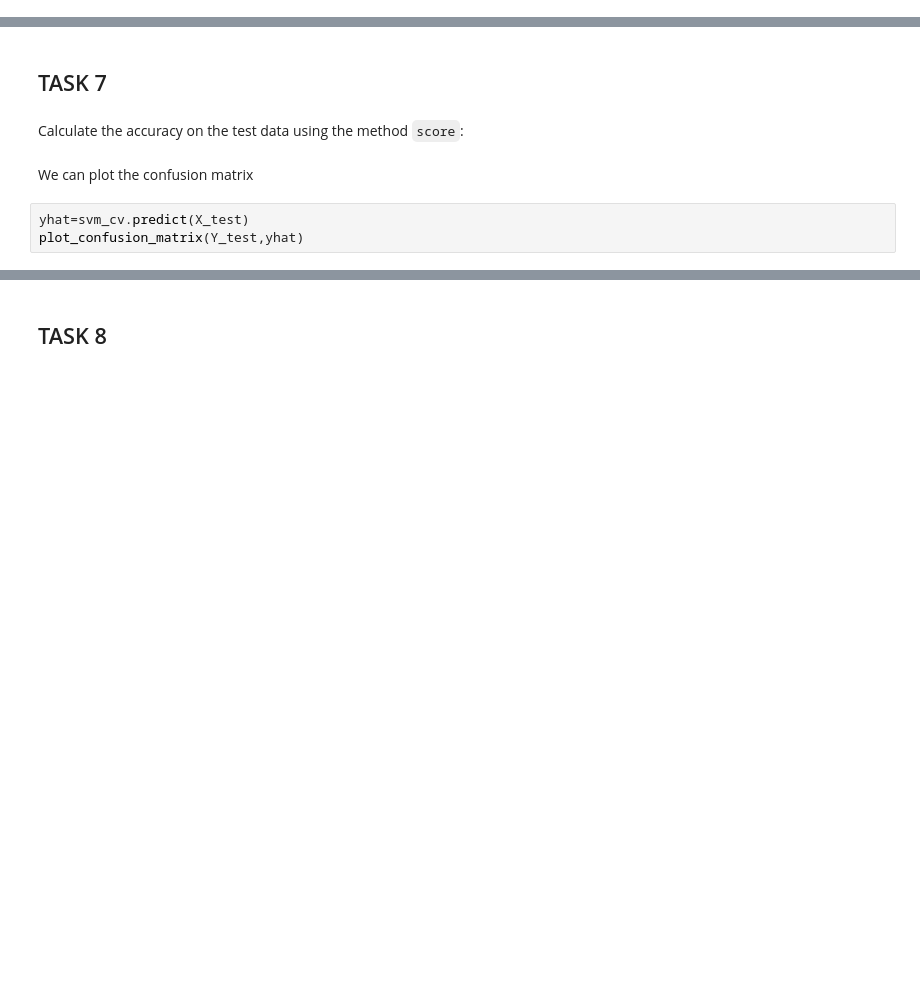
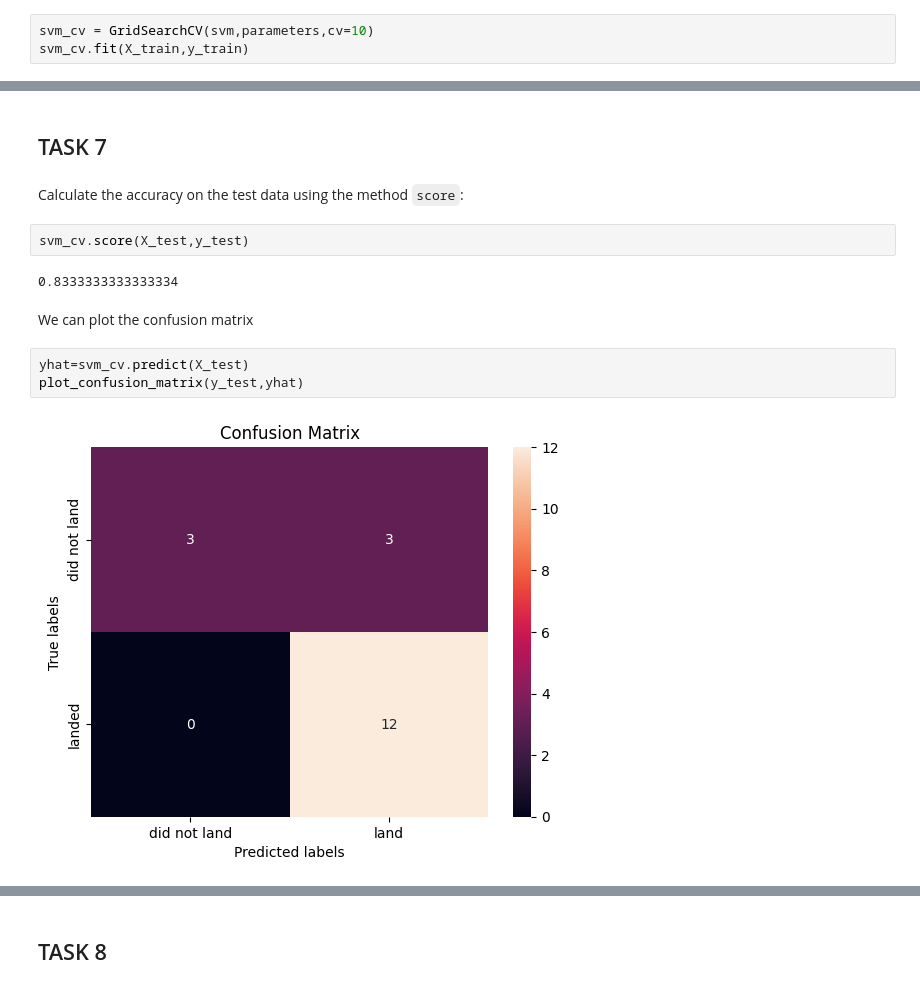
Before and after one commit to gfmattos/cr_spacey, a Jupyter notebook: notebooks/s4-prediction.ipynb, the cells around one changed output, grey strips where cells are left out. Saved outputs shown, nothing was run; the diff lists cells and outputs as text; blank space fills up the shorter version.

```diff
--- a/notebooks/s4-prediction.ipynb
+++ b/notebooks/s4-prediction.ipynb
@@ -155,3 +209,6 @@ parameters = {'kernel':('linear', 'rbf','poly','rbf', 'sigmoid'),
               'C': np.logspace(-3, 3, 5),
               'gamma':np.logspace(-3, 3, 5)}
 svm = SVC()
+# %%
+svm_cv = GridSearchCV(svm,parameters,cv=10)
+svm_cv.fit(X_train,y_train)
@@ -162,8 +229,14 @@ print("accuracy :",svm_cv.best_score_)
 ## TASK  7
 # %% [markdown]
 Calculate the accuracy on the test data using the method <code>score</code>:
+# %%
+svm_cv.score(X_test,y_test)
+# %% [output]
+0.8333333333333334
 # %% [markdown]
 We can plot the confusion matrix
 # %%
 yhat=svm_cv.predict(X_test)
-plot_confusion_matrix(Y_test,yhat)
+plot_confusion_matrix(y_test,yhat)
+# %% [output]
+[figure, added]
```
Also changed, not shown: parts of 29 cells of this notebook, 2 other files.
